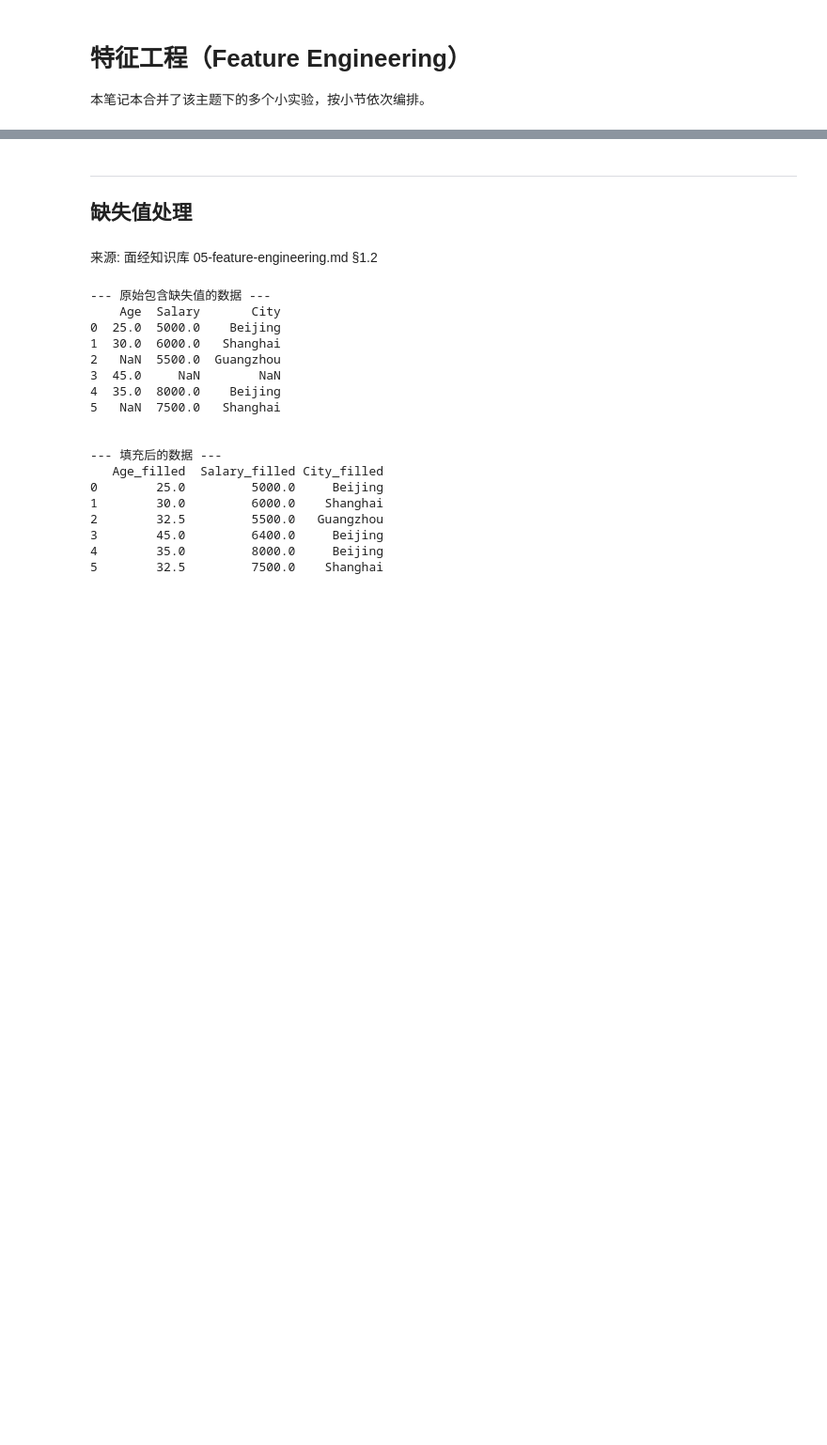
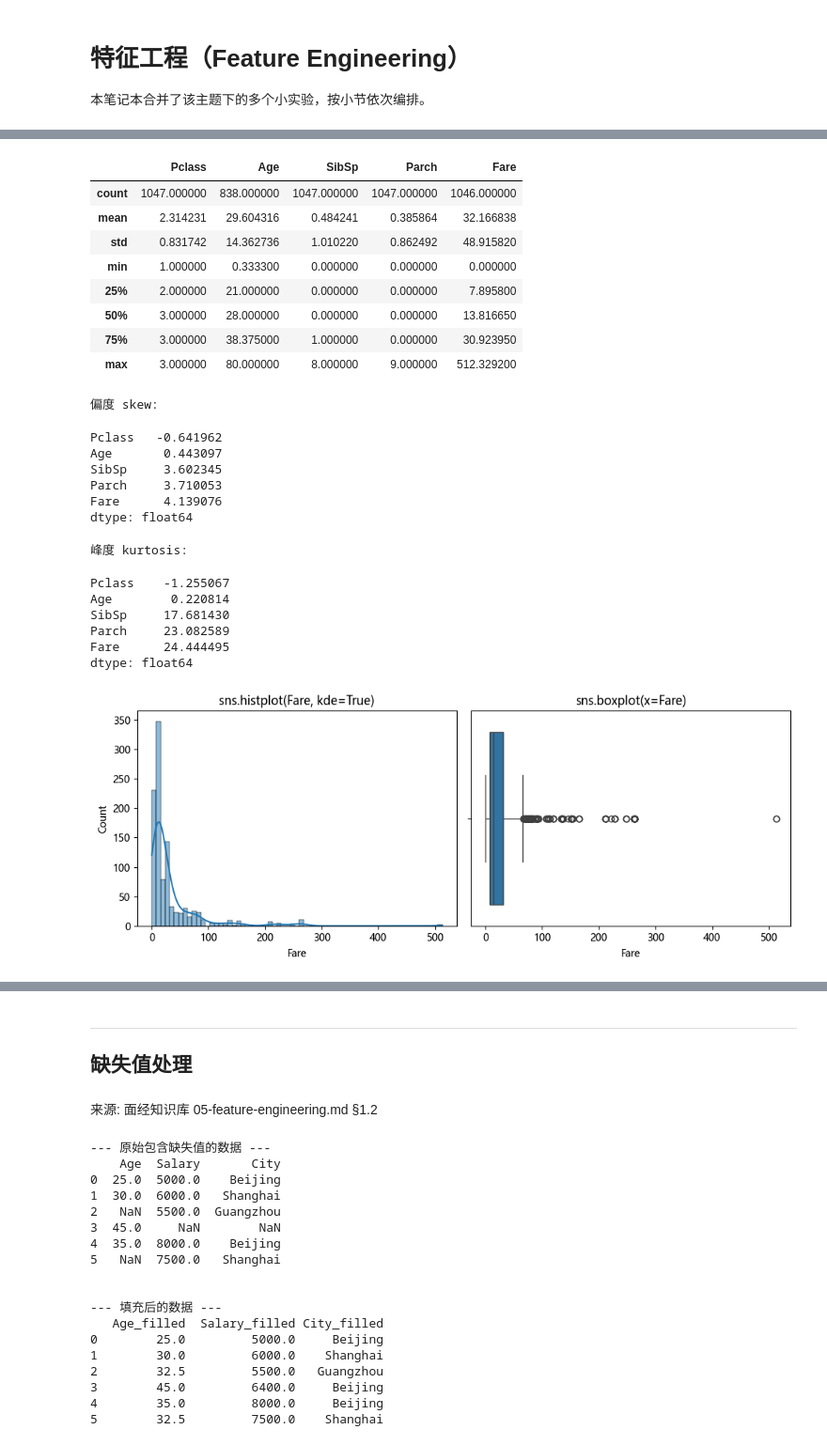
Before and after one commit to prong879/mianjing, a Jupyter notebook: notebooks/machine-learning/01_02_data_preparation.ipynb, the cells around one changed output, grey strips where cells are left out. Shown at 94% size. Cells and saved outputs as stored; diff of their text form; code cells hidden in the pictures; blank space fills up the shorter version.

```diff
--- a/notebooks/machine-learning/01_02_data_preparation.ipynb
+++ b/notebooks/machine-learning/01_02_data_preparation.ipynb
@@ -7,0 +431,47 @@
+# %%
+# =============================================================================
+# 【本格在干什么】单变量：看几个数字列的统计摘要 + 偏斜程度 + 票价怎么分布（直方图与箱线图）
+# =============================================================================
+
+# 从训练表 train_eda 里挑出我们关心的数值列（如果列不存在就跳过，防止报错）
+num_cols = [c for c in ["Pclass", "Age", "SibSp", "Parch", "Fare"] if c in train_eda.columns]
+display(train_eda[num_cols].describe())  # count/mean/std/分位数等一读就懂
+print("偏度 skew:")  # 分布往哪边「拖尾巴」；绝对值越大越不对称
+display(train_eda[num_cols].skew(numeric_only=True))
+print("峰度 kurtosis:")  # 尾巴厚薄；很大时往往有极端大或极端小的值
+display(train_eda[num_cols].kurtosis(numeric_only=True))
+
+fig, axes = plt.subplots(1, 2, figsize=(10, 4))
+# 左：直方图 + 平滑曲线 kde，看票价集中在哪一段
+sns.histplot(train_eda["Fare"].dropna(), kde=True, ax=axes[0])
+axes[0].set_title("sns.histplot(Fare, kde=True)")
+# 右：箱线图，中间的箱子是「中间一半人」的范围，外面的点是异常值嫌疑
+sns.boxplot(x=train_eda["Fare"], ax=axes[1])
+axes[1].set_title("sns.boxplot(x=Fare)")
+plt.tight_layout()
+plt.show()
+# %% [output]
+|  | Pclass | Age | SibSp | Parch | Fare |
+| count | 1047.000000 | 838.000000 | 1047.000000 | 1047.000000 | 1046.000000 |
+| mean | 2.314231 | 29.604316 | 0.484241 | 0.385864 | 32.166838 |
+| std | 0.831742 | 14.362736 | 1.010220 | 0.862492 | 48.915820 |
+| min | 1.000000 | 0.333300 | 0.000000 | 0.000000 | 0.000000 |
+| 25% | 2.000000 | 21.000000 | 0.000000 | 0.000000 | 7.895800 |
+| 50% | 3.000000 | 28.000000 | 0.000000 | 0.000000 | 13.816650 |
+| 75% | 3.000000 | 38.375000 | 1.000000 | 0.000000 | 30.923950 |
+| max | 3.000000 | 80.000000 | 8.000000 | 9.000000 | 512.329200 |
+偏度 skew:
+Pclass   -0.641962
+Age       0.443097
+SibSp     3.602345
+Parch     3.710053
+Fare      4.139076
+dtype: float64
+峰度 kurtosis:
+Pclass    -1.255067
+Age        0.220814
+SibSp     17.681430
+Parch     23.082589
+Fare      24.444495
+dtype: float64
+[figure, added]
```
Also changed, not shown: parts of 12 cells of this notebook, 5 other files.
